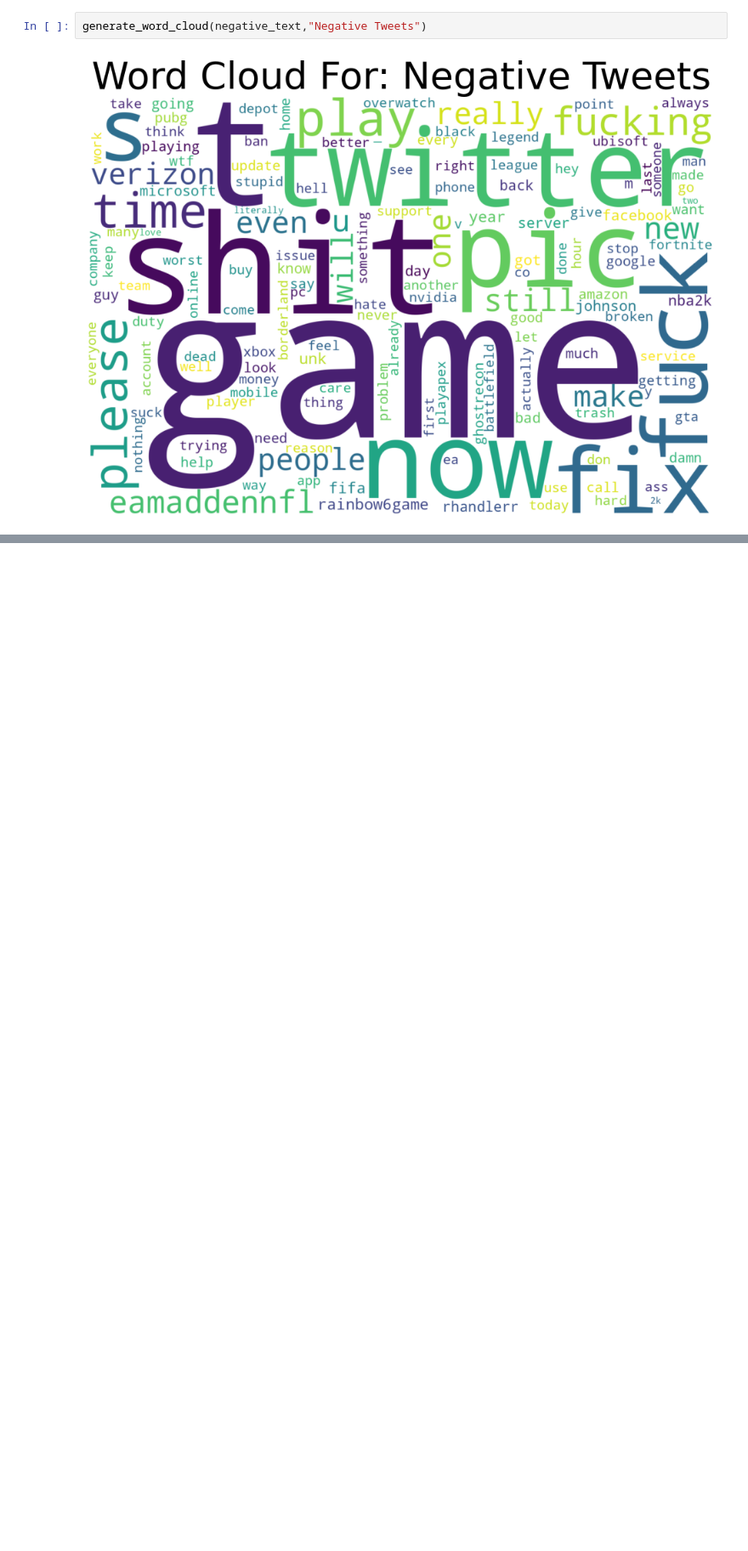
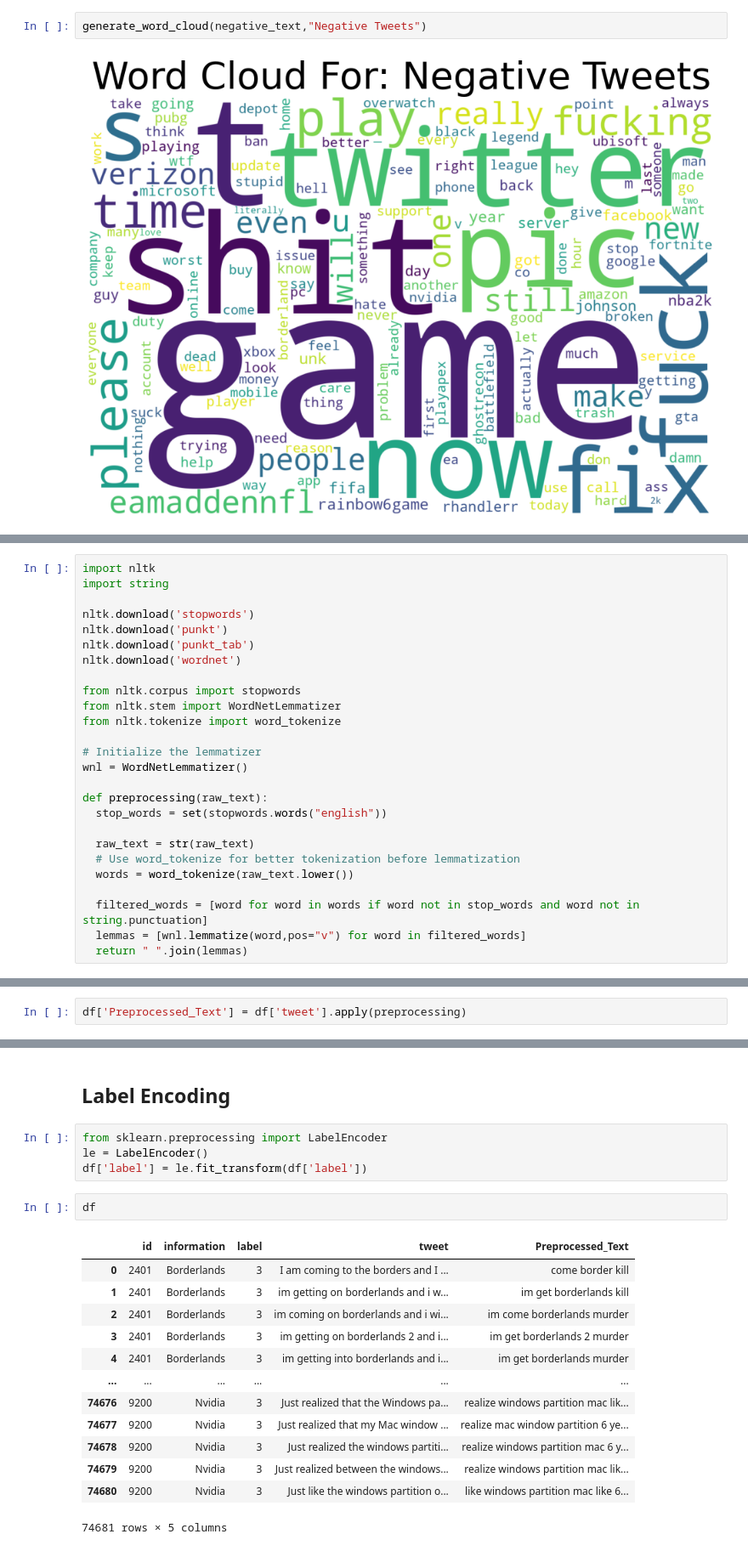
Before and after one commit to Prajwal-Luitel/Twitter-Sentiment-Analysis, a Jupyter notebook: Twitter_Sentiment_Analysis.ipynb, the cells around one changed output, grey strips where cells are left out. Shown at 85% size. Drawn from its saved outputs; the diff is of its cells as text; blank space fills up the shorter version.

Commit message:
Preprocessing

```diff
--- a/Twitter_Sentiment_Analysis.ipynb
+++ b/Twitter_Sentiment_Analysis.ipynb
@@ -153,0 +156,26 @@ generate_word_cloud(negative_text,"Negative Tweets")
+# %%
+import nltk
+import string
+
+nltk.download('stopwords')
+nltk.download('punkt')
+nltk.download('punkt_tab')
+nltk.download('wordnet')
+
+from nltk.corpus import stopwords
+from nltk.stem import WordNetLemmatizer
+from nltk.tokenize import word_tokenize
+
+# Initialize the lemmatizer
+wnl = WordNetLemmatizer()
+
+def preprocessing(raw_text):
+  stop_words = set(stopwords.words("english"))
+
+  raw_text = str(raw_text)
+  # Use word_tokenize for better tokenization before lemmatization
+  words = word_tokenize(raw_text.lower())
+
+  filtered_words = [word for word in words if word not in stop_words and word not in string.punctuation]
+  lemmas = [wnl.lemmatize(word,pos="v") for word in filtered_words]
+  return " ".join(lemmas)
@@ -153,0 +191,2 @@ generate_word_cloud(negative_text,"Negative Tweets")
+# %%
+df['Preprocessed_Text'] = df['tweet'].apply(preprocessing)
@@ -153,0 +204,22 @@ generate_word_cloud(negative_text,"Negative Tweets")
+# %% [markdown]
+## Label Encoding
+# %%
+from sklearn.preprocessing import LabelEncoder
+le = LabelEncoder()
+df['label'] = le.fit_transform(df['label'])
+# %%
+df
+# %% [output]
+|  | id | information | label | tweet | Preprocessed_Text |
+| 0 | 2401 | Borderlands | 3 | I am coming to the borders and I ... | come border kill |
+| 1 | 2401 | Borderlands | 3 | im getting on borderlands and i w... | im get borderlands kill |
+| 2 | 2401 | Borderlands | 3 | im coming on borderlands and i wi... | im come borderlands murder |
+| 3 | 2401 | Borderlands | 3 | im getting on borderlands 2 and i... | im get borderlands 2 murder |
+| 4 | 2401 | Borderlands | 3 | im getting into borderlands and i... | im get borderlands murder |
+| ... | ... | ... | ... | ... | ... |
+| 74676 | 9200 | Nvidia | 3 | Just realized that the Windows pa... | realize windows partition mac lik... |
+| 74677 | 9200 | Nvidia | 3 | Just realized that my Mac window ... | realize mac window partition 6 ye... |
+| 74678 | 9200 | Nvidia | 3 | Just realized the windows partiti... | realize windows partition mac 6 y... |
+| 74679 | 9200 | Nvidia | 3 | Just realized between the windows... | realize windows partition mac lik... |
+| 74680 | 9200 | Nvidia | 3 | Just like the windows partition o... | like windows partition mac like 6... |
+74681 rows × 5 columns
```
Also changed, not shown: parts of 6 cells of this notebook.
